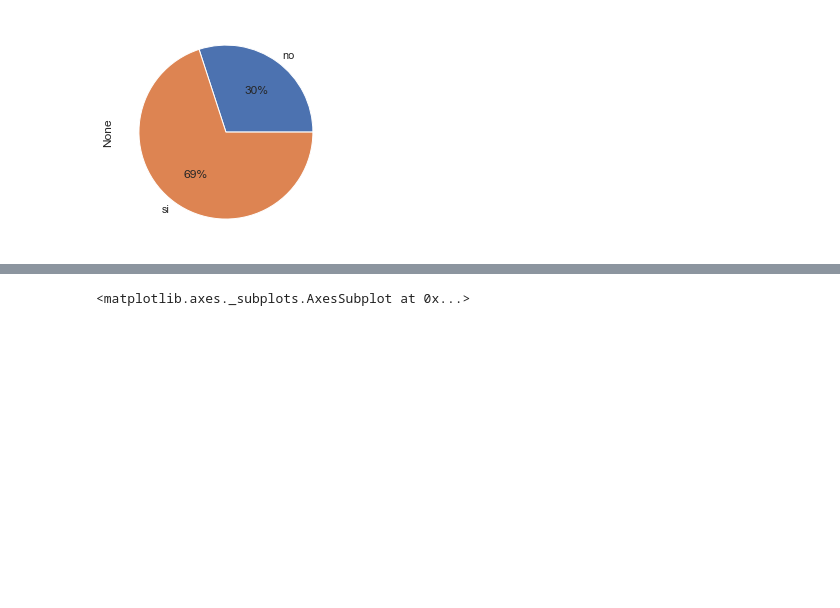
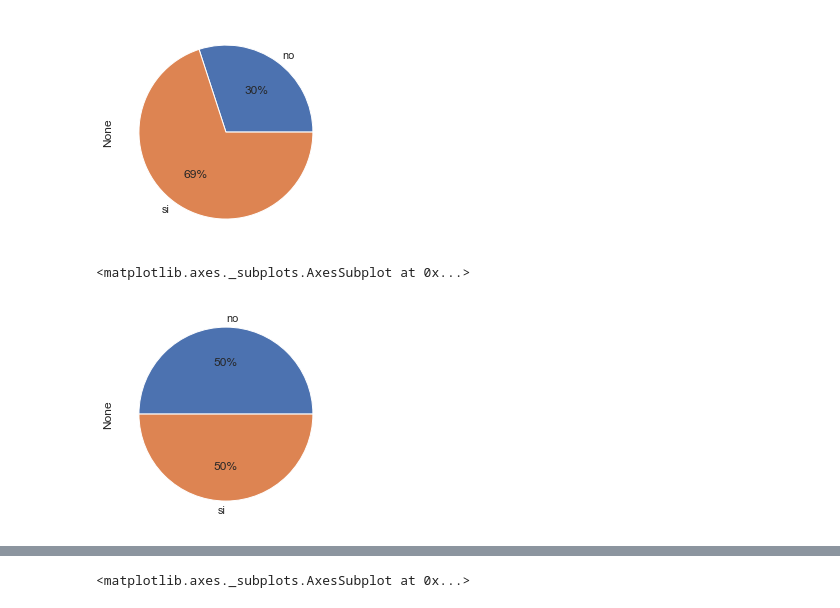
Before and after one commit to alefherrera/my-order-data, a Jupyter notebook: notebook.ipynb, the cells around one changed output, grey strips where cells are left out. Saved outputs shown, nothing was run; the diff lists cells and outputs as text; code cells hidden in the pictures; blank space fills up the shorter version.

```diff
--- a/notebook.ipynb
+++ b/notebook.ipynb
@@ -210,3 +219,8 @@ df.groupby("would_use").size().plot.pie(autopct='%d%%')
 # %% [output]
 <matplotlib.axes._subplots.AxesSubplot at 0x...>
 [figure]
+# %%
+df.groupby("doubts").size().plot.pie(autopct='%d%%')
+# %% [output]
+<matplotlib.axes._subplots.AxesSubplot at 0x...>
+[figure, added]
```
Also changed, not shown: parts of 6 cells of this notebook.
